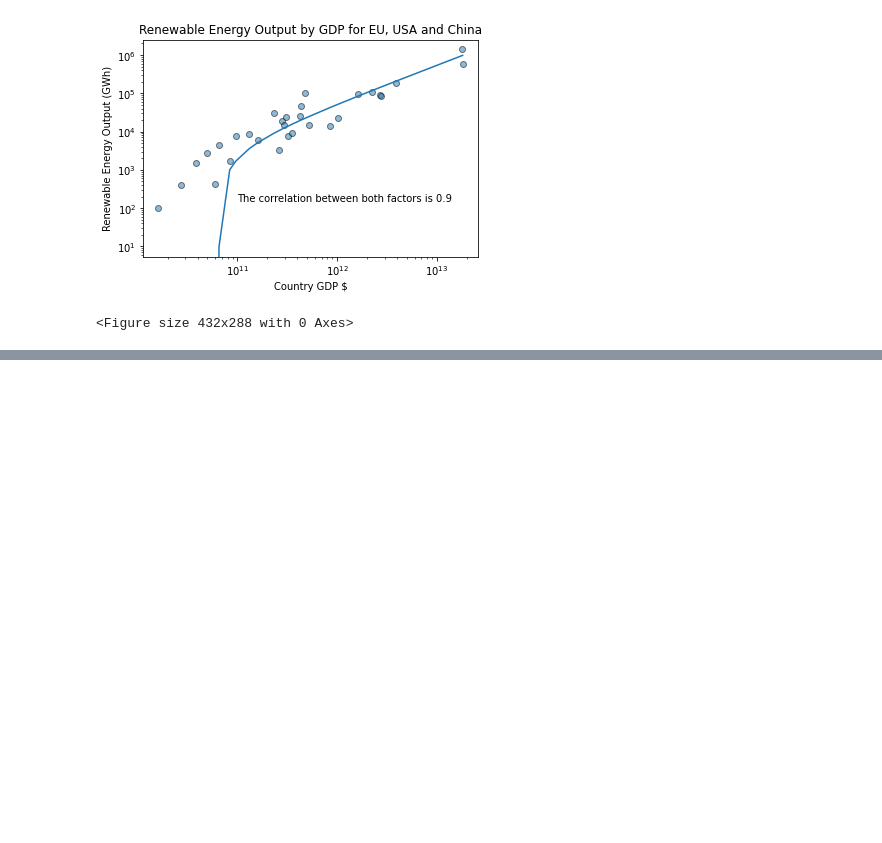
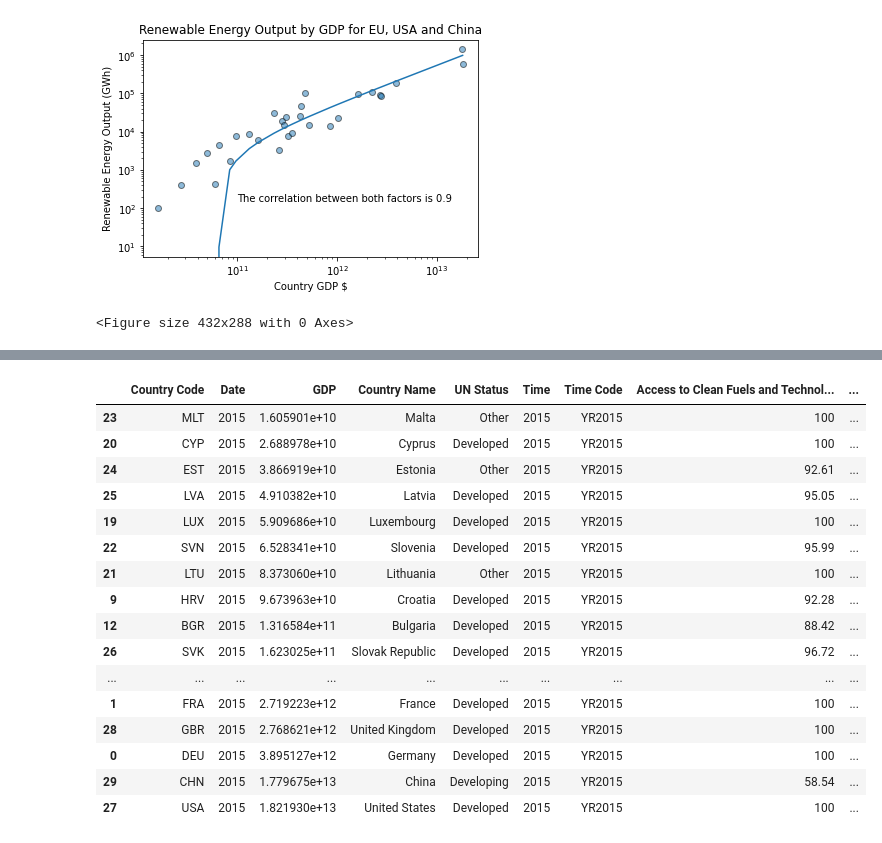
Before and after one commit to coreymcculley/Investigation-into-Carbon-Emmisions-and-Renenwable-Energy, a Jupyter notebook: 2015 SAE Energy Output.ipynb, the cells around one changed output, grey strips where cells are left out. Cells and saved outputs as stored; diff of their text form; code cells hidden in the pictures; blank space fills up the shorter version.

```diff
--- a/2015 SAE Energy Output.ipynb
+++ b/2015 SAE Energy Output.ipynb
@@ -228 +243,21 @@ fig1.savefig('Renew_Energy_%_v_GDP_Scatter_Plot.png', dpi = 480)
 <Figure size 432x288 with 0 Axes>
+# %%
+gdp_2015
+# %% [output]
+|  | Country Code | Date | GDP | Country Name | UN Status | Time | Time Code | Access to Clean Fuels and Technol... | ... |
+| 23 | MLT | 2015 | 1.605901e+10 | Malta | Other | 2015 | YR2015 | 100 | ... |
+| 20 | CYP | 2015 | 2.688978e+10 | Cyprus | Developed | 2015 | YR2015 | 100 | ... |
+| 24 | EST | 2015 | 3.866919e+10 | Estonia | Other | 2015 | YR2015 | 92.61 | ... |
+| 25 | LVA | 2015 | 4.910382e+10 | Latvia | Developed | 2015 | YR2015 | 95.05 | ... |
+| 19 | LUX | 2015 | 5.909686e+10 | Luxembourg | Developed | 2015 | YR2015 | 100 | ... |
+| 22 | SVN | 2015 | 6.528341e+10 | Slovenia | Developed | 2015 | YR2015 | 95.99 | ... |
+| 21 | LTU | 2015 | 8.373060e+10 | Lithuania | Other | 2015 | YR2015 | 100 | ... |
+| 9 | HRV | 2015 | 9.673963e+10 | Croatia | Developed | 2015 | YR2015 | 92.28 | ... |
+| 12 | BGR | 2015 | 1.316584e+11 | Bulgaria | Developed | 2015 | YR2015 | 88.42 | ... |
+| 26 | SVK | 2015 | 1.623025e+11 | Slovak Republic | Developed | 2015 | YR2015 | 96.72 | ... |
+| ... | ... | ... | ... | ... | ... | ... | ... | ... | ... |
+| 1 | FRA | 2015 | 2.719223e+12 | France | Developed | 2015 | YR2015 | 100 | ... |
+| 28 | GBR | 2015 | 2.768621e+12 | United Kingdom | Developed | 2015 | YR2015 | 100 | ... |
+| 0 | DEU | 2015 | 3.895127e+12 | Germany | Developed | 2015 | YR2015 | 100 | ... |
+| 29 | CHN | 2015 | 1.779675e+13 | China | Developing | 2015 | YR2015 | 58.54 | ... |
+| 27 | USA | 2015 | 1.821930e+13 | United States | Developed | 2015 | YR2015 | 100 | ... |
```
Also changed, not shown: parts of 5 cells of this notebook, 2 other files.
